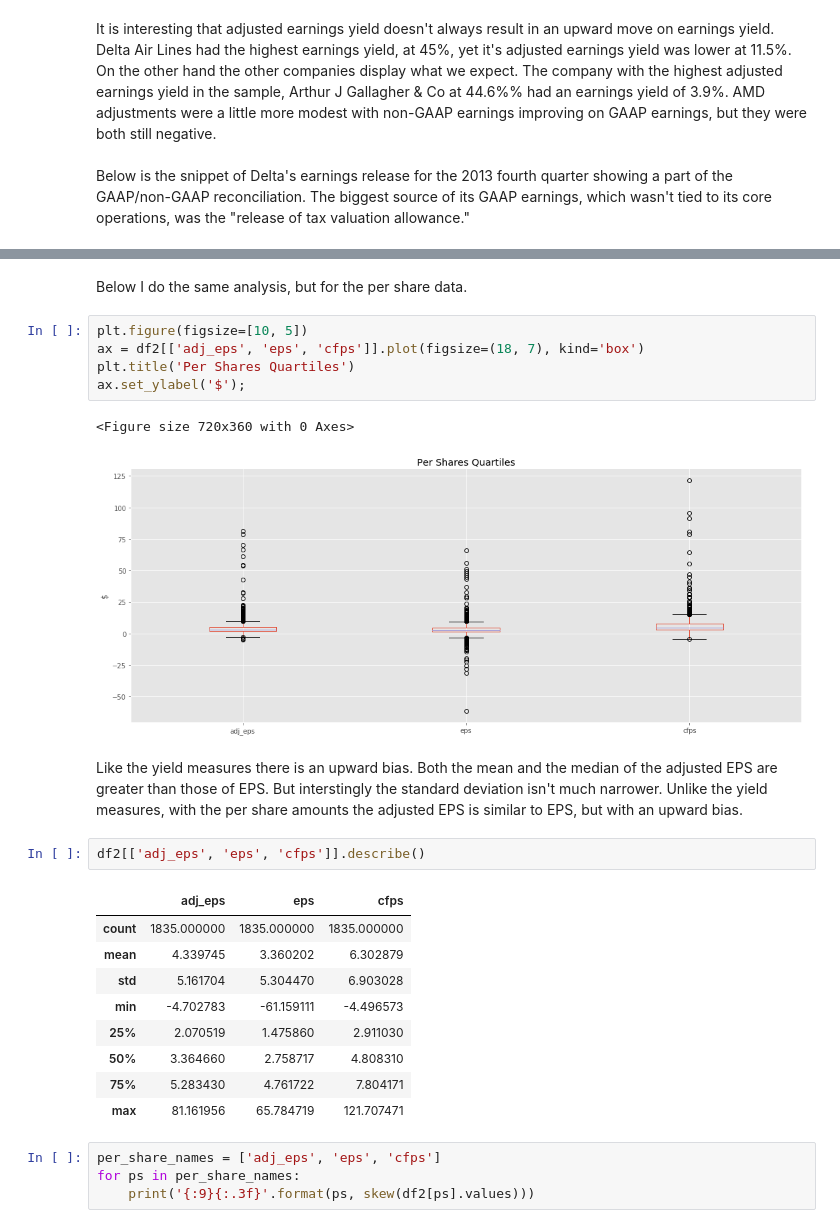
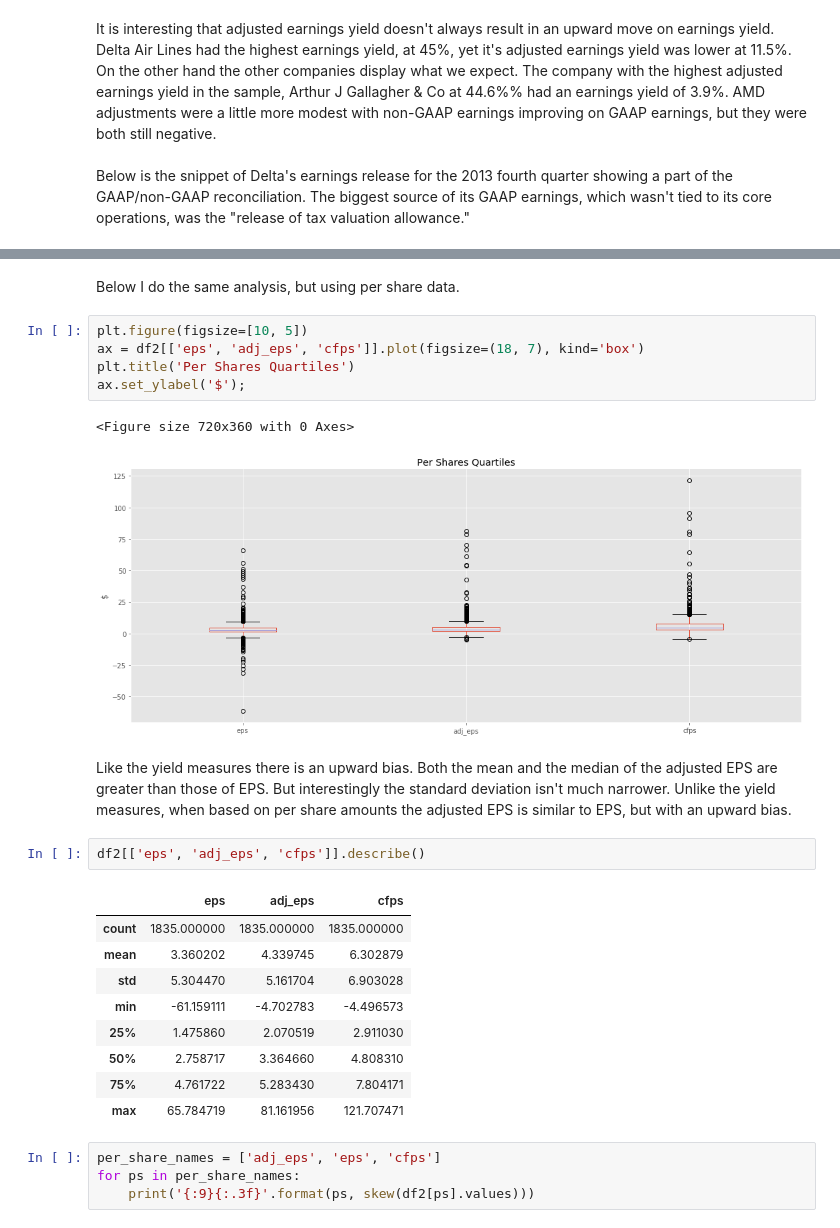
Before and after one commit to aandres99/non-gaap, a Jupyter notebook: Adjusted Earnings.ipynb, the cells around one changed output, grey strips where cells are left out. Cells and saved outputs as stored; diff of their text form.

```diff
--- a/Adjusted Earnings.ipynb
+++ b/Adjusted Earnings.ipynb
@@ -238,30 +238,30 @@ Below is the snippet of Delta's earnings release for the 2013 fourth quarter sho
 <img src="Delta Air Lines 2013Q4.png">
 <br>
 # %% [markdown]
-Below I do the same analysis, but for the per share data.
+Below I do the same analysis, but using per share data.
 # %%
 plt.figure(figsize=[10, 5])
-ax = df2[['adj_eps', 'eps', 'cfps']].plot(figsize=(18, 7), kind='box')
+ax = df2[['eps', 'adj_eps', 'cfps']].plot(figsize=(18, 7), kind='box')
 plt.title('Per Shares Quartiles')
 ax.set_ylabel('$');
 # %% [output]
 <Figure size 720x360 with 0 Axes>
-[figure, old version]
+[figure, new version]
 # %% [markdown]
-Like the yield measures there is an upward bias. Both the mean and the median of the adjusted EPS are greater than those of EPS. But interstingly the standard deviation isn't much narrower.
-Unlike the yield measures, with the per share amounts the adjusted EPS is similar to EPS, but with an upward bias.
+Like the yield measures there is an upward bias. Both the mean and the median of the adjusted EPS are greater than those of EPS. But interestingly the standard deviation isn't much narrower.
+Unlike the yield measures, when based on per share amounts the adjusted EPS is similar to EPS, but with an upward bias.
 # %%
-df2[['adj_eps', 'eps', 'cfps']].describe()
+df2[['eps', 'adj_eps', 'cfps']].describe()
 # %% [output]
-|  | adj_eps | eps | cfps |
+|  | eps | adj_eps | cfps |
 | count | 1835.000000 | 1835.000000 | 1835.000000 |
-| mean | 4.339745 | 3.360202 | 6.302879 |
-| std | 5.161704 | 5.304470 | 6.903028 |
-| min | -4.702783 | -61.159111 | -4.496573 |
-| 25% | 2.070519 | 1.475860 | 2.911030 |
-| 50% | 3.364660 | 2.758717 | 4.808310 |
-| 75% | 5.283430 | 4.761722 | 7.804171 |
-| max | 81.161956 | 65.784719 | 121.707471 |
+| mean | 3.360202 | 4.339745 | 6.302879 |
+| std | 5.304470 | 5.161704 | 6.903028 |
+| min | -61.159111 | -4.702783 | -4.496573 |
+| 25% | 1.475860 | 2.070519 | 2.911030 |
+| 50% | 2.758717 | 3.364660 | 4.808310 |
+| 75% | 4.761722 | 5.283430 | 7.804171 |
+| max | 65.784719 | 81.161956 | 121.707471 |
 # %%
 per_share_names = ['adj_eps', 'eps', 'cfps']
 for ps in per_share_names:
```
Also changed, not shown: parts of 35 cells of this notebook.
